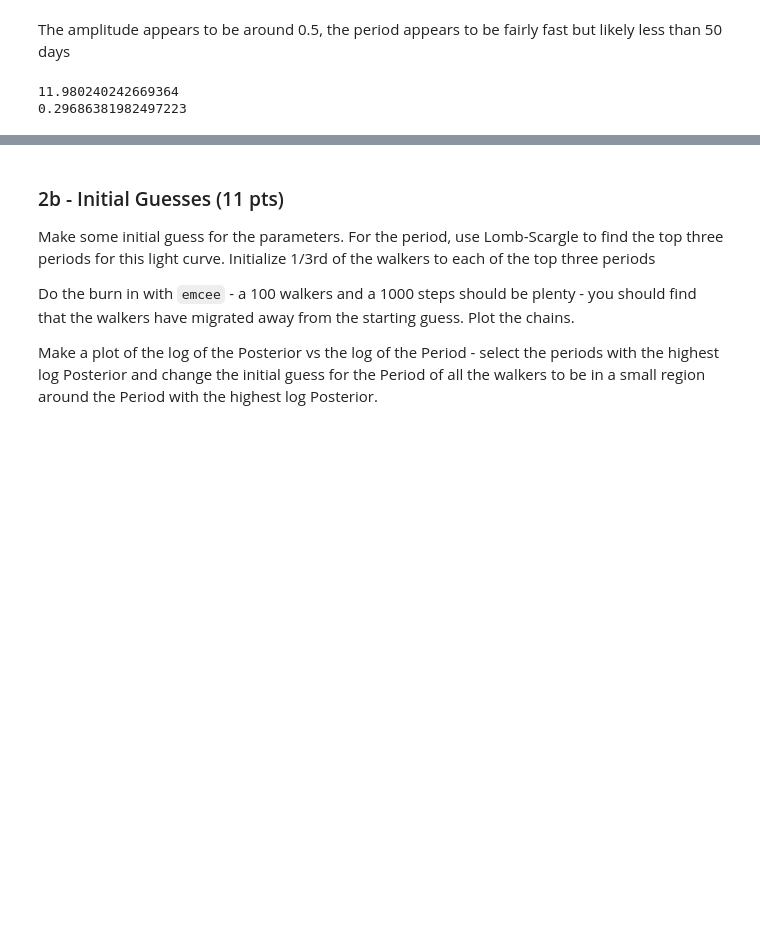
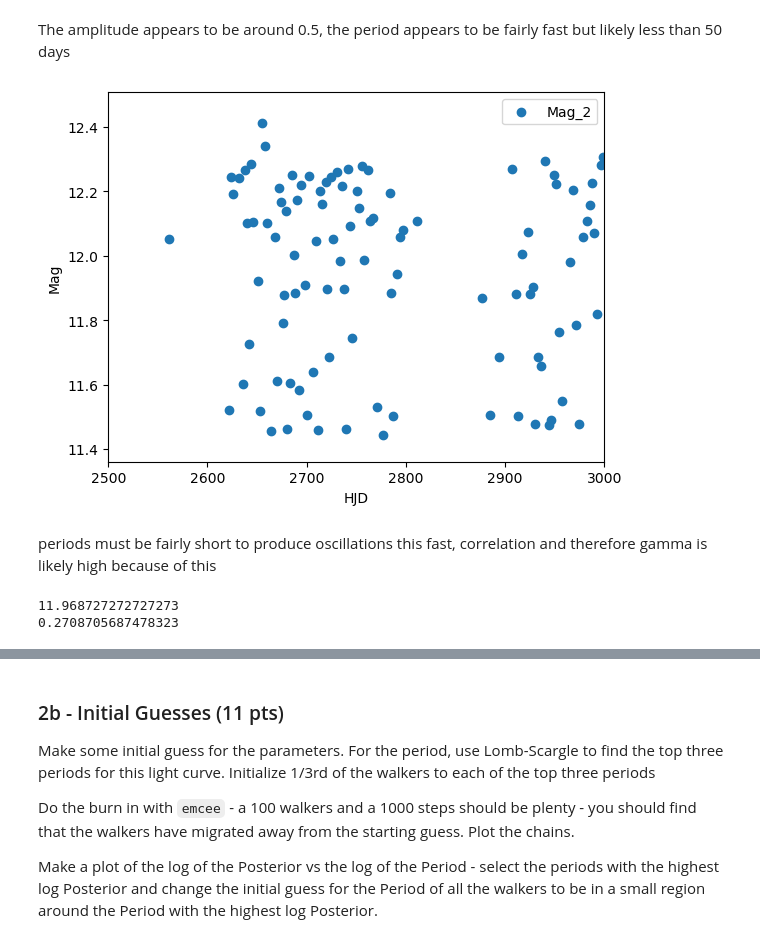
Before and after one commit to gnarayan/ast596_2023_Spring, a Jupyter notebook: homework/JosephWeller/final/Joseph_Weller_final.ipynb, the cells around one changed output, grey strips where cells are left out. Saved outputs shown, nothing was run; the diff lists cells and outputs as text; code cells hidden in the pictures; blank space fills up the shorter version.

```diff
--- a/homework/JosephWeller/final/Joseph_Weller_final.ipynb
+++ b/homework/JosephWeller/final/Joseph_Weller_final.ipynb
@@ -268,5 +302,18 @@ plt.show()
 # %% [markdown]
 The amplitude appears to be around 0.5, the period appears to be fairly fast but likely less than 50 days
+# %%
+
+plt.scatter(data['HJD'], data['MAG_2'], label='Mag_2')
+
+plt.xlabel('HJD')
+plt.ylabel('Mag')
+plt.xlim([2500, 3000])
+plt.legend()
+plt.show()
+# %% [output]
+[figure, added]
+# %% [markdown]
+periods must be fairly short to produce oscillations this fast, correlation and therefore gamma is likely high because of this
 # %%
 from george import kernels
 
@@ -276,19 +323,20 @@ def kernal_q2(A, gamma, period):
 # %%
 from george.modeling import Model
 
-#class Model(Model):
-#    parameter_names = ("mean_val")
-#    def get_value(self, t):
-#        return self.mean_val
+class Model(Model):
+    parameter_names = ("mean_val")
+    def get_value(self, t):
+        return self.mean_val
 
-Mag_all = np.array([data['MAG_0'], data['MAG_1'], data['MAG_2'], data['MAG_3'], data['MAG_4']])
+#Mag_all = np.array([data['MAG_0'], data['MAG_1'], data['MAG_2'], data['MAG_3'], data['MAG_4']])
+#model_mean = (1/5)*(np.mean(data['MAG_0'])+np.mean(data['MAG_1'])+np.mean(data['MAG_2'])+np.mean(data['MAG_3'])+np.mean(data['MAG_4']))
 
-#model_mean = (1/5)*(np.mean(data['MAG_0'])+np.mean(data['MAG_1'])+np.mean(data['MAG_2'])+np.mean(data['MAG_3'])+np.mean(data['MAG_4']))
-model_mean = np.mean(Mag_all)
+# Lets fit on MAG_2 since columns aren't shuffled like they are for MAG_0 and MAG_1
+model_mean = np.mean(data['MAG_2'])
 print(model_mean)
 
-model_std = np.std(Mag_all)
+model_std = np.std(data['MAG_2'])
 print(model_std)
 # %% [output]
-11.980240242669364
-0.29686381982497223
+11.968727272727273
+0.2708705687478323
```
Also changed, not shown: parts of 7 cells of this notebook.
